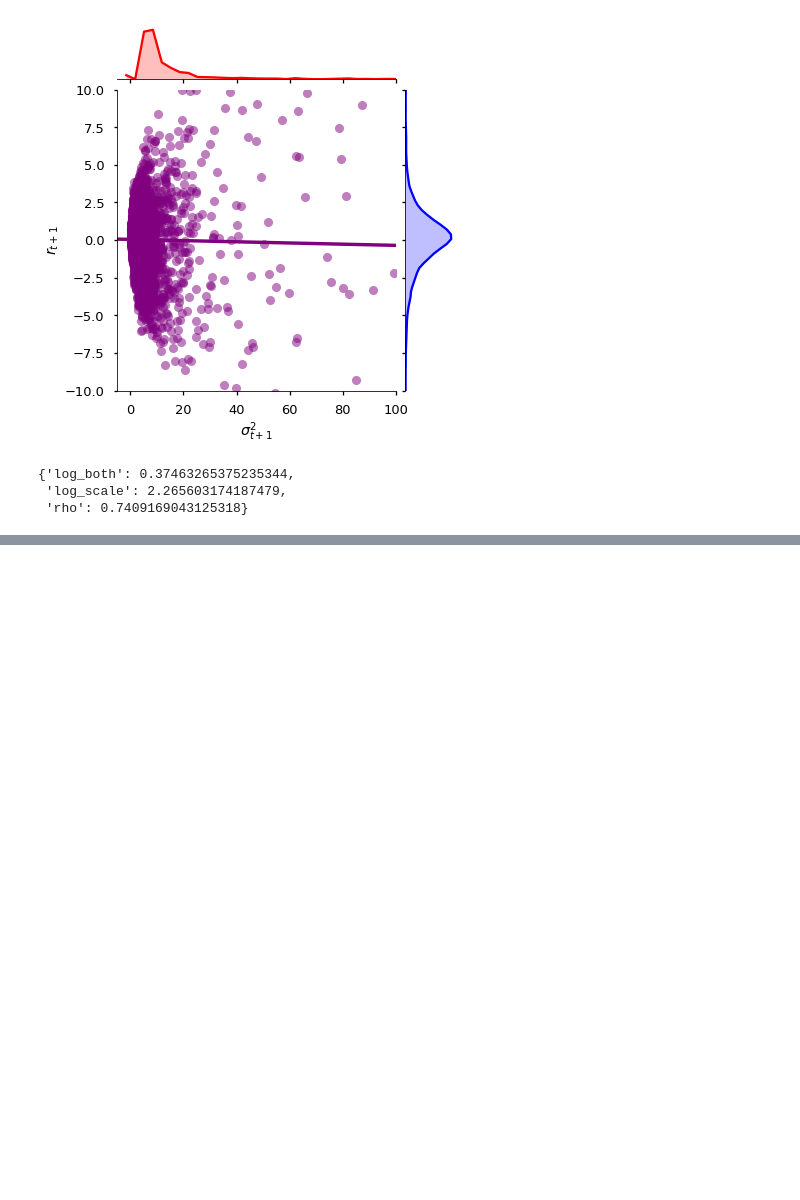
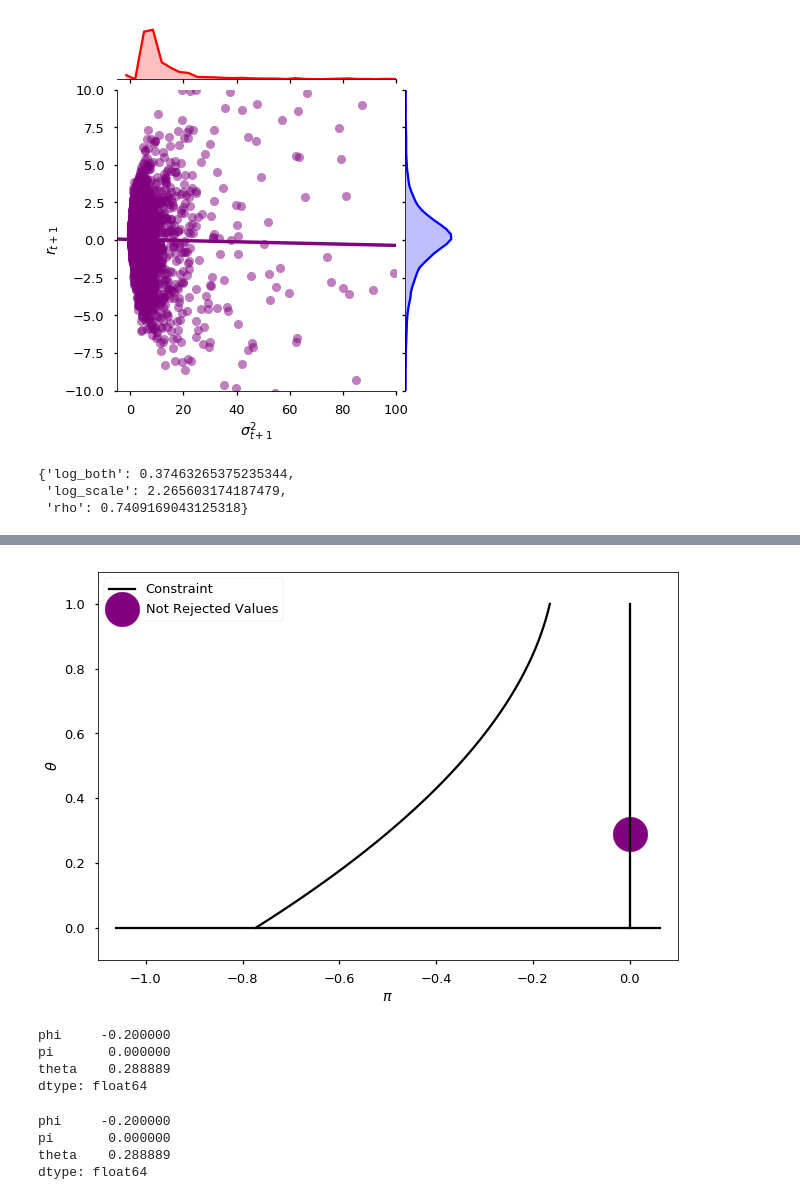
Before and after one commit to sangrey/RiskPriceInference, a Jupyter notebook: volpriceinference/robust_inference_on_data.ipynb, the cells around one changed output, grey strips where cells are left out. Cells and saved outputs as stored; diff of their text form; code cells hidden in the pictures; blank space fills up the shorter version.

```diff
--- a/volpriceinference/robust_inference_on_data.ipynb
+++ b/volpriceinference/robust_inference_on_data.ipynb
@@ -28,7 +28,7 @@ vl.__version__
 # %% [output]
 AttributeError: module 'volprice' has no attribute '__version__'
 # %%
-innov_dim = 10
+innov_dim = 1000
 # %% [markdown]
 ## Load the data
 # %%
@@ -224,26 +357,38 @@ accepted_vals
 # %%
 fig3, ax3 = mpl.pyplot.subplots()
 ax3.scatter(y=accepted_vals.theta, x=accepted_vals.pi, marker='o', s=1200, label='Not Rejected Values',
            color='purple')
 ax3.set_xlim([-3.5, .5])
 ax3.set_ylim([-.5, 3.5])
 yvals = np.linspace(0,1,100)
-xvals = [constraint(omega['scale'], omega['psi'], omega['zeta'], x) for x in yvals]
+xvals = [constraint(np.exp(omega['log_scale']), omega['psi'], omega['zeta'], x) for x in yvals]
 ax3.plot(xvals, yvals, color='black', label='Constraint')
 ax3.axvline(0,  ymin=.5 /6, ymax=1 - .5/6, color='black')
 ax3.axvline(-15,  ymin=.5 /6, ymax=1 - .5/6, color='black')
 ax3.axhline(0,  xmin=.5 /16, xmax=1 - .5/16, color='black')
 ax3.axhline(5,  xmin=.5 /16, xmax=1 - .5/16, color='black')
 
 ax3.set_ylabel(r'$\theta$')
 ax3.set_xlabel(r'$\pi$')
 ax3.set_ylim([-0.1, 1.1])
 ax3.set_xlim([-1.1, 0.1])
 ax3.legend()
 
 fig3.savefig('../doc/figures/confidence_region.tmp.pdf', frameon=False, pad_inches=0, bbox_inches='tight',
             transparent=True)
+# %% [output]
+[figure, added]
 # %%
 accepted_vals.min()
+# %% [output]
+phi     -0.200000
+pi       0.000000
+theta    0.288889
+dtype: float64
 # %%
 accepted_vals.max()
+# %% [output]
+phi     -0.200000
+pi       0.000000
+theta    0.288889
+dtype: float64
```
Also changed, not shown: parts of 20 cells of this notebook, 6 other files.
